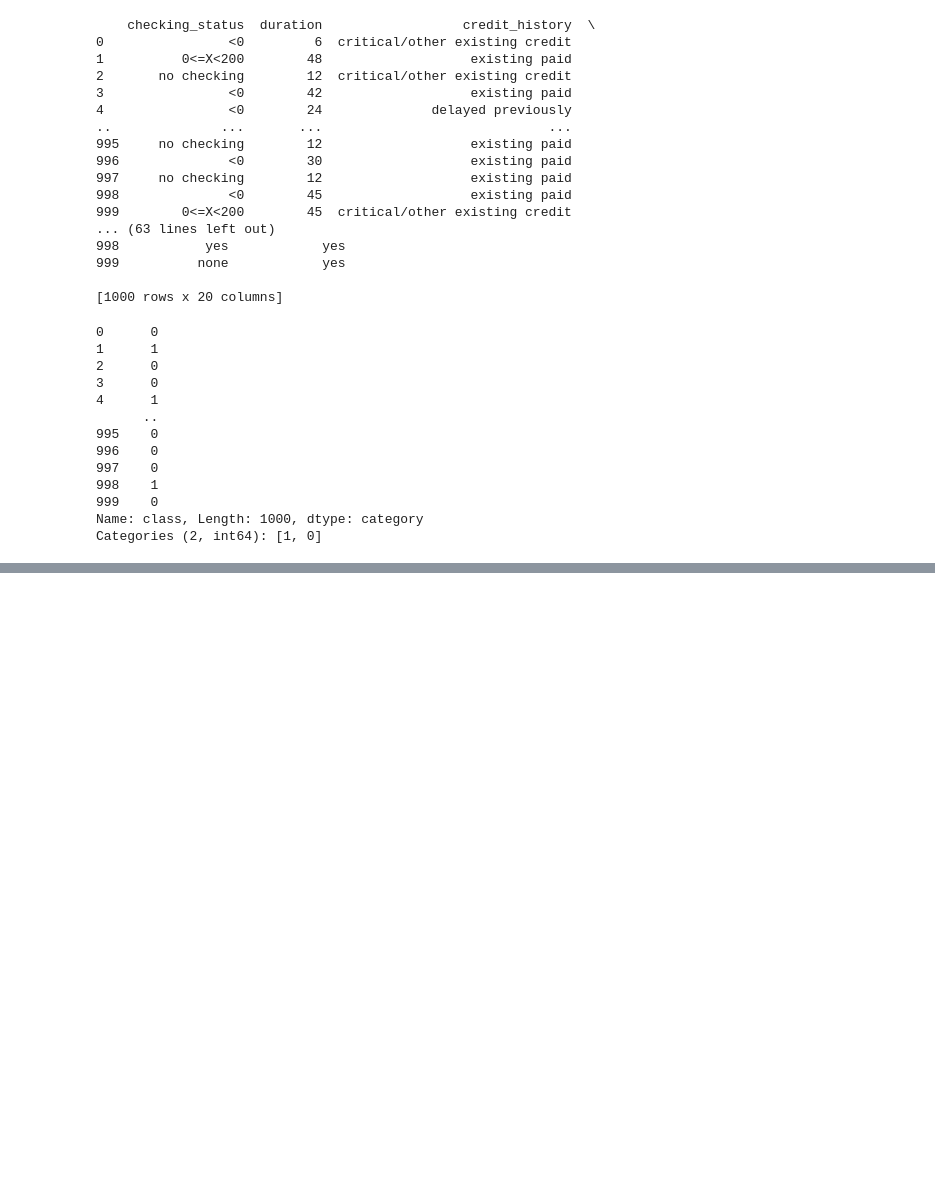
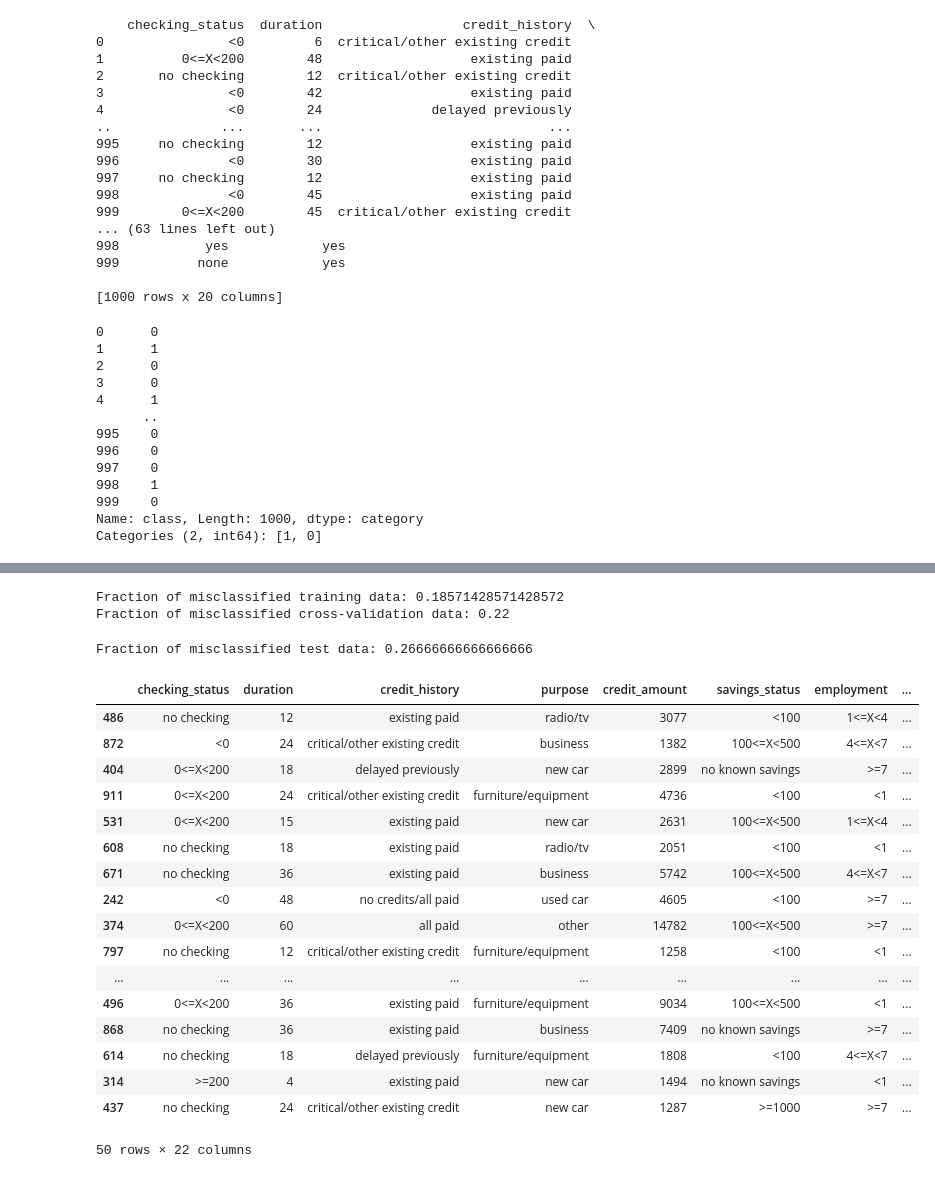
Before and after one commit to Kambood/codealpha_tasks, a Jupyter notebook: Task_2/main.ipynb, the cells around one changed output, grey strips where cells are left out. Saved outputs shown, nothing was run; the diff lists cells and outputs as text; code cells hidden in the pictures; blank space fills up the shorter version.

Commit message:
changed model

```diff
--- a/Task_2/main.ipynb
+++ b/Task_2/main.ipynb
@@ -76,7 +115,10 @@ numerical_features = ['duration', 'credit_amount', 'installment_commitment', 're
 categorical_features = list(set(X.columns) - set(numerical_features))
 # %%
 # Preprocessing for numerical data: StandardScaler
-numerical_transformer = StandardScaler()
+numerical_transformer = Pipeline(steps=[
+    ('poly', PolynomialFeatures(degree=2, include_bias=False)),
+    ('scaler', StandardScaler())
+])
 
 # Preprocessing for categorical data: OneHotEncoder
 categorical_transformer = OneHotEncoder(drop='first')  # drop='first' to avoid the dummy variable trap
@@ -87,6 +129,4 @@ preprocessor = ColumnTransformer(
         ('num', numerical_transformer, numerical_features),
         ('cat', categorical_transformer, categorical_features)
     ])
-
-# Create and fit the pipeline
-pipeline = Pipeline(steps=[('preprocessor', preprocessor), ('model', LinearRegression())])
+preprocessor.fit(x_train)
@@ -93,17 +148,0 @@ pipeline = Pipeline(steps=[('preprocessor', preprocessor), ('model', LinearRegre
-# %%
-# Get 60% of the dataset as the training set. Put the remaining 40% in temporary variables: x_ and y_.
-x_train, x_, y_train, y_ = train_test_split(X, y, test_size=0.40, random_state=1)
-
-# Split the 40% subset above into two: one half for cross validation and the other for the test set
-x_cv, x_test, y_cv, y_test = train_test_split(x_, y_, test_size=0.50, random_state=1)
-
-# Delete temporary variables
-del x_, y_
-
-print(f"the shape of the training set (input) is: {x_train.shape}")
-print(f"the shape of the training set (target) is: {y_train.shape}\n")
-print(f"the shape of the cross validation set (input) is: {x_cv.shape}")
-print(f"the shape of the cross validation set (target) is: {y_cv.shape}\n")
-print(f"the shape of the test set (input) is: {x_test.shape}")
-print(f"the shape of the test set (target) is: {y_test.shape}")
-#PS: Data doesn't need scaling
@@ -135,3 +168,7 @@ x_train
+# %%
+keras_model = KerasClassifier(build_fn=createModel,  epochs=100, batch_size=10, verbose=0)
+# Create and fit the pipeline
+pipeline = Pipeline(steps=[('preprocessor', preprocessor), ('model', LogisticRegression(max_iter=1000))])
 # %%
 pipeline.fit(x_train, y_train)
 # %% [output]
@@ -165,0 +195,46 @@ Cross validation MSE: 0.08108212213917891
+# %%
+
+# Predict and calculate training error
+yhat_train = pipeline.predict(x_train)
+train_error = np.mean(yhat_train != y_train)
+print(f"Fraction of misclassified training data: {train_error}")
+
+# Predict and calculate cross-validation error
+yhat_cv = pipeline.predict(x_cv)
+cv_error = np.mean(yhat_cv != y_cv)
+print(f"Fraction of misclassified cross-validation data: {cv_error}")
+# %% [output]
+Fraction of misclassified training data: 0.18571428571428572
+Fraction of misclassified cross-validation data: 0.22
+# %%
+yhat_test = pipeline.predict(x_test)
+test_error = np.mean(yhat_test != y_test)
+print(f"Fraction of misclassified test data: {test_error}")
+df_new = pd.DataFrame({
+    'Prediction': yhat_test,
+    'Actual Result': y_test
+})
+finalDataFrame = pd.concat([x_test, df_new], axis=1)
+# %% [output]
+Fraction of misclassified test data: 0.26666666666666666
+# %%
+finalDataFrame[:50]
+# %% [output]
+|  | checking_status | duration | credit_history | purpose | credit_amount | savings_status | employment | ... |
+| 486 | no checking | 12 | existing paid | radio/tv | 3077 | <100 | 1<=X<4 | ... |
+| 872 | <0 | 24 | critical/other existing credit | business | 1382 | 100<=X<500 | 4<=X<7 | ... |
+| 404 | 0<=X<200 | 18 | delayed previously | new car | 2899 | no known savings | >=7 | ... |
+| 911 | 0<=X<200 | 24 | critical/other existing credit | furniture/equipment | 4736 | <100 | <1 | ... |
+| 531 | 0<=X<200 | 15 | existing paid | new car | 2631 | 100<=X<500 | 1<=X<4 | ... |
+| 608 | no checking | 18 | existing paid | radio/tv | 2051 | <100 | <1 | ... |
+| 671 | no checking | 36 | existing paid | business | 5742 | 100<=X<500 | 4<=X<7 | ... |
+| 242 | <0 | 48 | no credits/all paid | used car | 4605 | <100 | >=7 | ... |
+| 374 | 0<=X<200 | 60 | all paid | other | 14782 | 100<=X<500 | >=7 | ... |
+| 797 | no checking | 12 | critical/other existing credit | furniture/equipment | 1258 | <100 | <1 | ... |
+| ... | ... | ... | ... | ... | ... | ... | ... | ... |
+| 496 | 0<=X<200 | 36 | existing paid | furniture/equipment | 9034 | 100<=X<500 | <1 | ... |
+| 868 | no checking | 36 | existing paid | business | 7409 | no known savings | >=7 | ... |
+| 614 | no checking | 18 | delayed previously | furniture/equipment | 1808 | <100 | 4<=X<7 | ... |
+| 314 | >=200 | 4 | existing paid | new car | 1494 | no known savings | <1 | ... |
+| 437 | no checking | 24 | critical/other existing credit | new car | 1287 | >=1000 | >=7 | ... |
+50 rows × 22 columns
```
Also changed, not shown: parts of 13 cells of this notebook, 1 other file.
